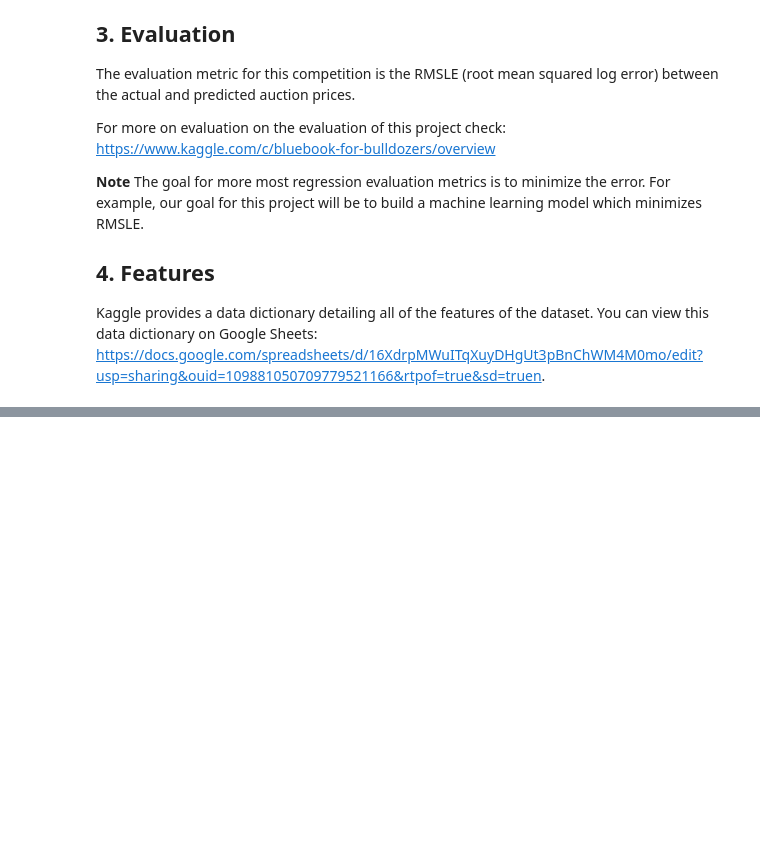
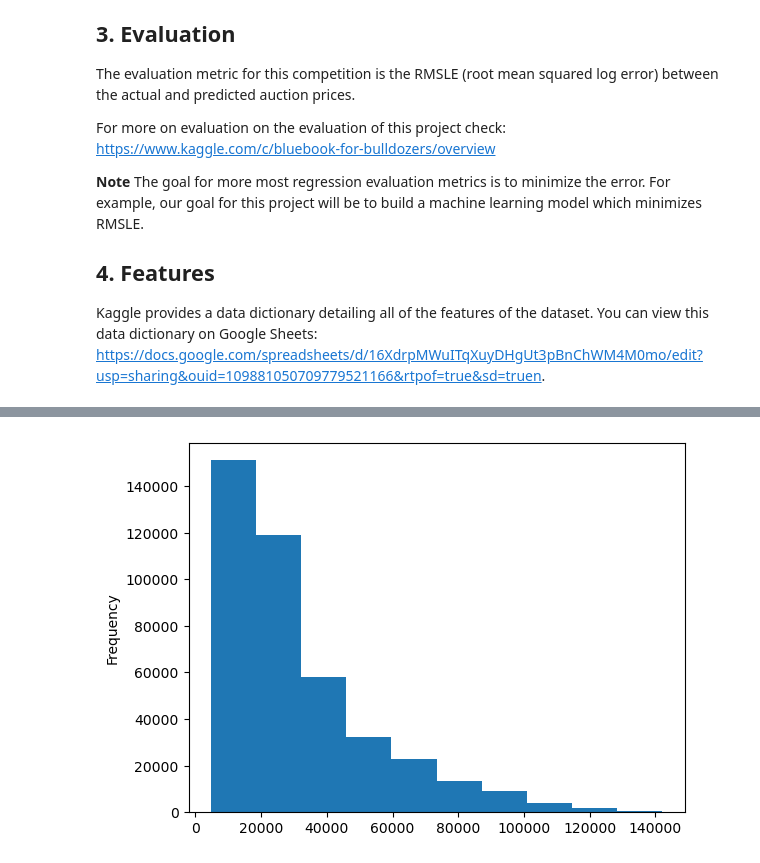
Before and after one commit to mebestaca/bulldozer-price-predict-project, a Jupyter notebook: end-to-end-bulldozer-price-regression.ipynb, the cells around one changed output, grey strips where cells are left out. Cells and saved outputs as stored; diff of their text form; code cells hidden in the pictures; blank space fills up the shorter version.

```diff
--- a/end-to-end-bulldozer-price-regression.ipynb
+++ b/end-to-end-bulldozer-price-regression.ipynb
@@ -35,0 +117,4 @@ import sklearn
+# %%
+df.SalePrice.plot.hist();
+# %% [output]
+[figure, added]
```
Also changed, not shown: parts of 10 cells of this notebook.
